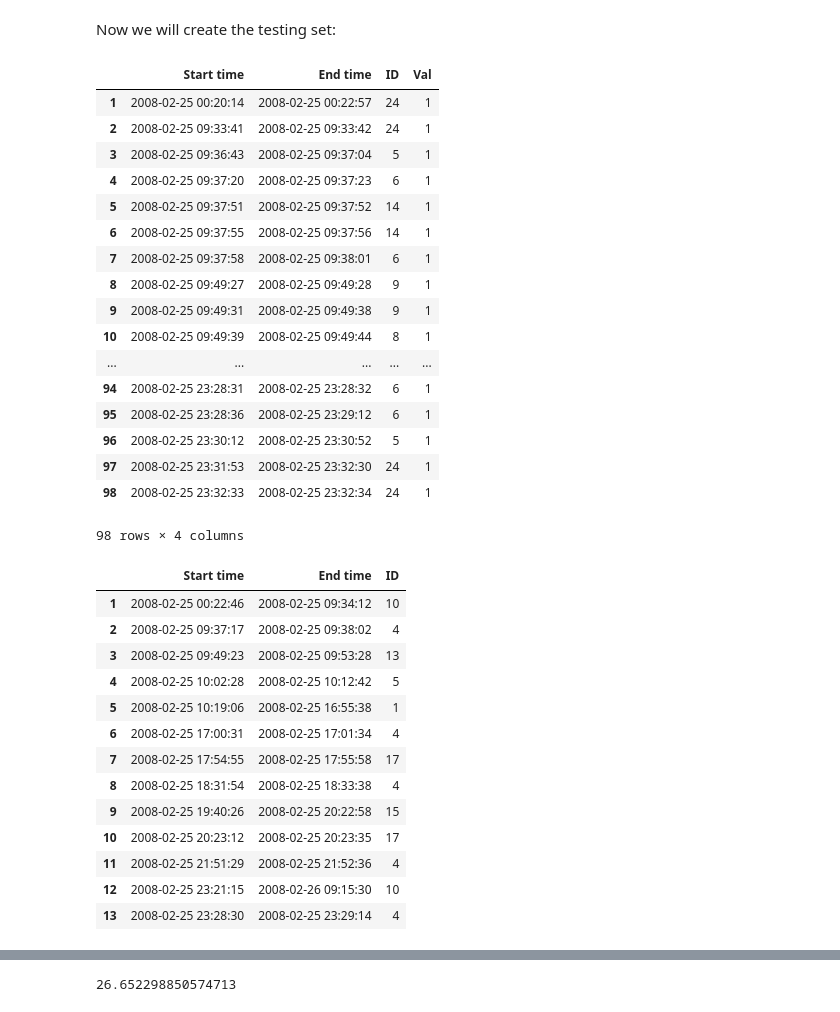
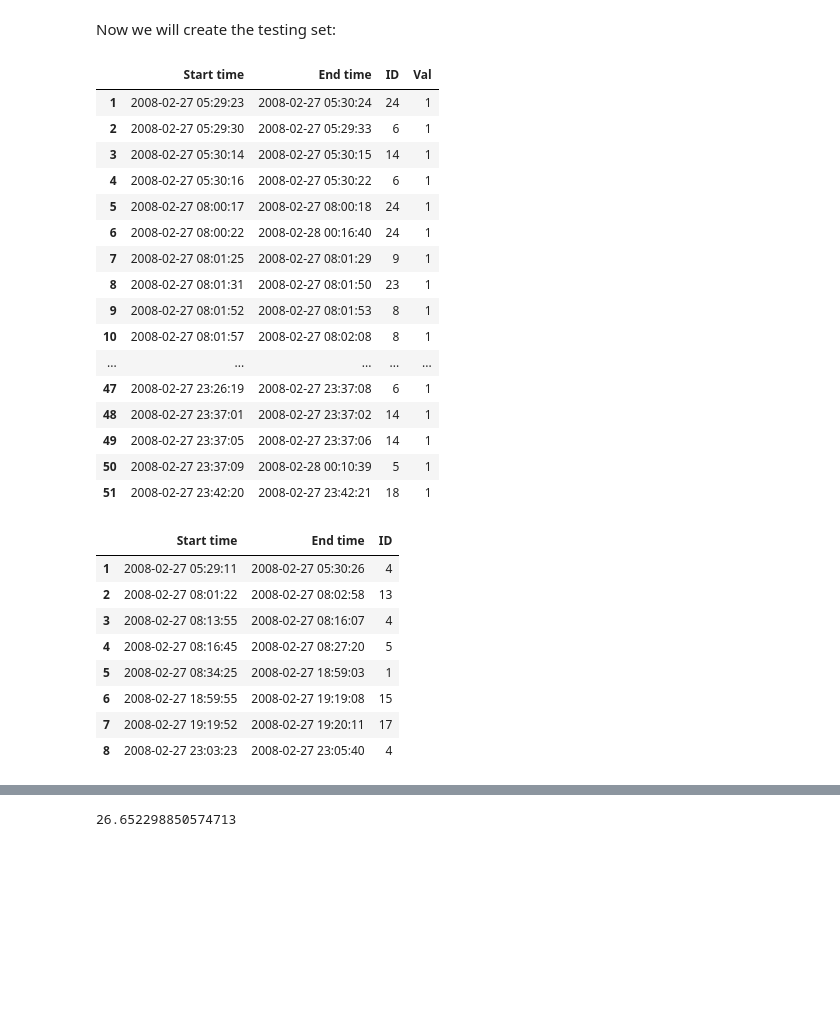
Before and after one commit to du-phan/Human-Activity-Recognition, a Jupyter notebook: Viterbi_Algorithm.ipynb, the cells around one changed output, grey strips where cells are left out. Cells and saved outputs as stored; diff of their text form; code cells hidden in the pictures; blank space fills up the shorter version.

```diff
--- a/Viterbi_Algorithm.ipynb
+++ b/Viterbi_Algorithm.ipynb
@@ -142,46 +143,42 @@ def Viterbi(observation, activityLabel, initialDistribution, observationDistribu
 # %% [markdown]
 Now we will create the testing set:
 # %%
-day25Sensor = [sensorData['Start time'][x].day == 25 for x in range(1,len(sensorData))]
-day25Sensor = day25Sensor + [False]
-day25SensorData = sensorData[day25Sensor]
-day25SensorData
+daySensor = [sensorData['Start time'][x].day == 27 for x in range(1,len(sensorData))]
+daySensor = daySensor + [False]
+daySensorData = sensorData[daySensor]
+daySensorData.index = np.arange(1,len(daySensorData)+1)
+daySensorData
 # %% [output]
 |  | Start time | End time | ID | Val |
-| 1 | 2008-02-25 00:20:14 | 2008-02-25 00:22:57 | 24 | 1 |
-| 2 | 2008-02-25 09:33:41 | 2008-02-25 09:33:42 | 24 | 1 |
-| 3 | 2008-02-25 09:36:43 | 2008-02-25 09:37:04 | 5 | 1 |
-| 4 | 2008-02-25 09:37:20 | 2008-02-25 09:37:23 | 6 | 1 |
-| 5 | 2008-02-25 09:37:51 | 2008-02-25 09:37:52 | 14 | 1 |
-| 6 | 2008-02-25 09:37:55 | 2008-02-25 09:37:56 | 14 | 1 |
-| 7 | 2008-02-25 09:37:58 | 2008-02-25 09:38:01 | 6 | 1 |
-| 8 | 2008-02-25 09:49:27 | 2008-02-25 09:49:28 | 9 | 1 |
-| 9 | 2008-02-25 09:49:31 | 2008-02-25 09:49:38 | 9 | 1 |
-| 10 | 2008-02-25 09:49:39 | 2008-02-25 09:49:44 | 8 | 1 |
+| 1 | 2008-02-27 05:29:23 | 2008-02-27 05:30:24 | 24 | 1 |
+| 2 | 2008-02-27 05:29:30 | 2008-02-27 05:29:33 | 6 | 1 |
+| 3 | 2008-02-27 05:30:14 | 2008-02-27 05:30:15 | 14 | 1 |
+| 4 | 2008-02-27 05:30:16 | 2008-02-27 05:30:22 | 6 | 1 |
+| 5 | 2008-02-27 08:00:17 | 2008-02-27 08:00:18 | 24 | 1 |
+| 6 | 2008-02-27 08:00:22 | 2008-02-28 00:16:40 | 24 | 1 |
+| 7 | 2008-02-27 08:01:25 | 2008-02-27 08:01:29 | 9 | 1 |
+| 8 | 2008-02-27 08:01:31 | 2008-02-27 08:01:50 | 23 | 1 |
+| 9 | 2008-02-27 08:01:52 | 2008-02-27 08:01:53 | 8 | 1 |
+| 10 | 2008-02-27 08:01:57 | 2008-02-27 08:02:08 | 8 | 1 |
 | ... | ... | ... | ... | ... |
-| 94 | 2008-02-25 23:28:31 | 2008-02-25 23:28:32 | 6 | 1 |
-| 95 | 2008-02-25 23:28:36 | 2008-02-25 23:29:12 | 6 | 1 |
-| 96 | 2008-02-25 23:30:12 | 2008-02-25 23:30:52 | 5 | 1 |
-| 97 | 2008-02-25 23:31:53 | 2008-02-25 23:32:30 | 24 | 1 |
-| 98 | 2008-02-25 23:32:33 | 2008-02-25 23:32:34 | 24 | 1 |
+| 47 | 2008-02-27 23:26:19 | 2008-02-27 23:37:08 | 6 | 1 |
+| 48 | 2008-02-27 23:37:01 | 2008-02-27 23:37:02 | 14 | 1 |
+| 49 | 2008-02-27 23:37:05 | 2008-02-27 23:37:06 | 14 | 1 |
+| 50 | 2008-02-27 23:37:09 | 2008-02-28 00:10:39 | 5 | 1 |
+| 51 | 2008-02-27 23:42:20 | 2008-02-27 23:42:21 | 18 | 1 |
-98 rows × 4 columns
 # %%
-day25Activity = [activityData['Start time'][x].day == 25 for x in range(1,len(activityData))]
-day25Activity = day25Activity + [False]
-day25ActivityData = activityData[day25Activity]
-day25ActivityData
+dayActivity = [activityData['Start time'][x].day == 27 for x in range(1,len(activityData))]
+dayActivity = dayActivity + [False]
+dayActivityData = activityData[dayActivity]
+dayActivityData.index = np.arange(1,len(dayActivityData)+1)
+dayActivityData
 # %% [output]
 |  | Start time | End time | ID |
-| 1 | 2008-02-25 00:22:46 | 2008-02-25 09:34:12 | 10 |
-| 2 | 2008-02-25 09:37:17 | 2008-02-25 09:38:02 | 4 |
-| 3 | 2008-02-25 09:49:23 | 2008-02-25 09:53:28 | 13 |
-| 4 | 2008-02-25 10:02:28 | 2008-02-25 10:12:42 | 5 |
-| 5 | 2008-02-25 10:19:06 | 2008-02-25 16:55:38 | 1 |
-| 6 | 2008-02-25 17:00:31 | 2008-02-25 17:01:34 | 4 |
-| 7 | 2008-02-25 17:54:55 | 2008-02-25 17:55:58 | 17 |
-| 8 | 2008-02-25 18:31:54 | 2008-02-25 18:33:38 | 4 |
-| 9 | 2008-02-25 19:40:26 | 2008-02-25 20:22:58 | 15 |
-| 10 | 2008-02-25 20:23:12 | 2008-02-25 20:23:35 | 17 |
-| 11 | 2008-02-25 21:51:29 | 2008-02-25 21:52:36 | 4 |
-| 12 | 2008-02-25 23:21:15 | 2008-02-26 09:15:30 | 10 |
-| 13 | 2008-02-25 23:28:30 | 2008-02-25 23:29:14 | 4 |
+| 1 | 2008-02-27 05:29:11 | 2008-02-27 05:30:26 | 4 |
+| 2 | 2008-02-27 08:01:22 | 2008-02-27 08:02:58 | 13 |
+| 3 | 2008-02-27 08:13:55 | 2008-02-27 08:16:07 | 4 |
+| 4 | 2008-02-27 08:16:45 | 2008-02-27 08:27:20 | 5 |
+| 5 | 2008-02-27 08:34:25 | 2008-02-27 18:59:03 | 1 |
+| 6 | 2008-02-27 18:59:55 | 2008-02-27 19:19:08 | 15 |
+| 7 | 2008-02-27 19:19:52 | 2008-02-27 19:20:11 | 17 |
+| 8 | 2008-02-27 23:03:23 | 2008-02-27 23:05:40 | 4 |
```
Also changed, not shown: parts of 11 cells of this notebook, 1 other file.
